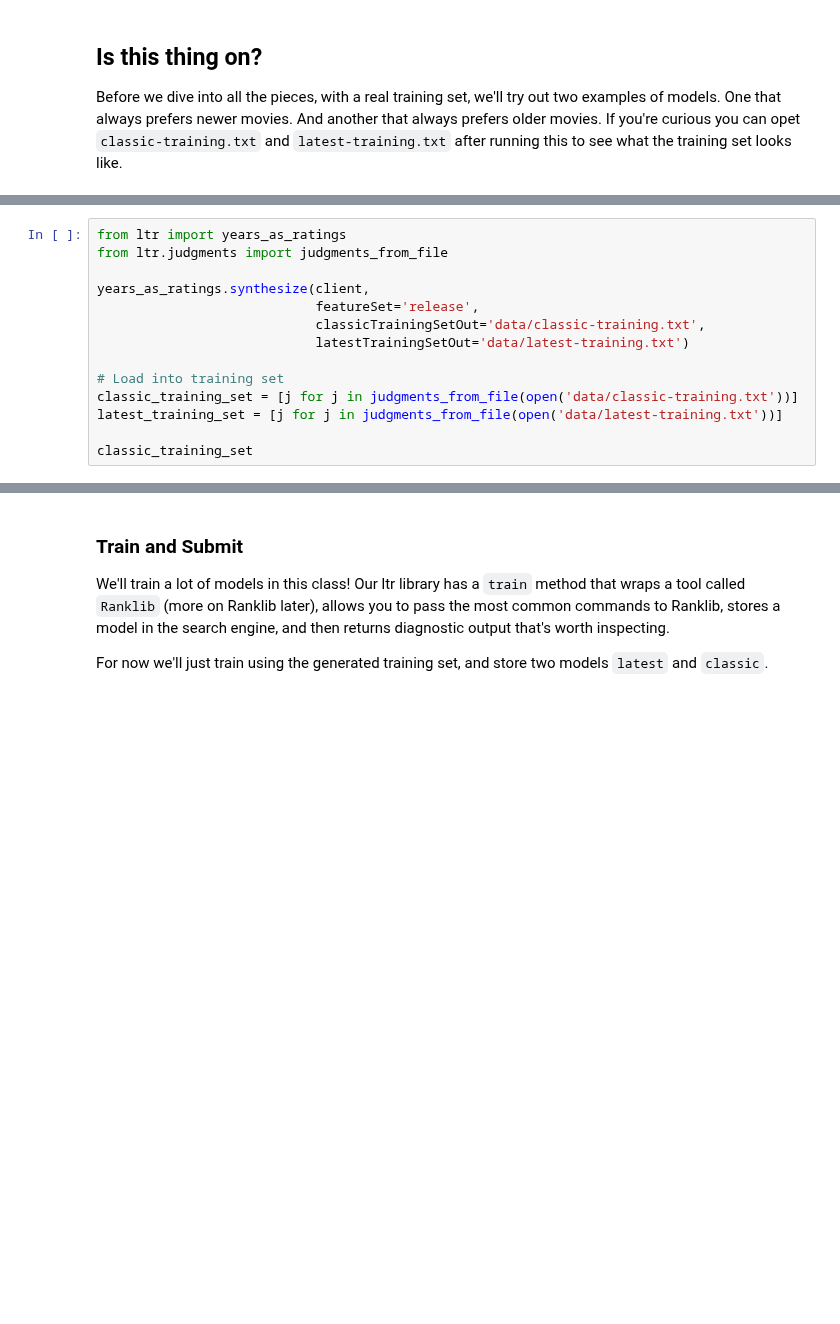
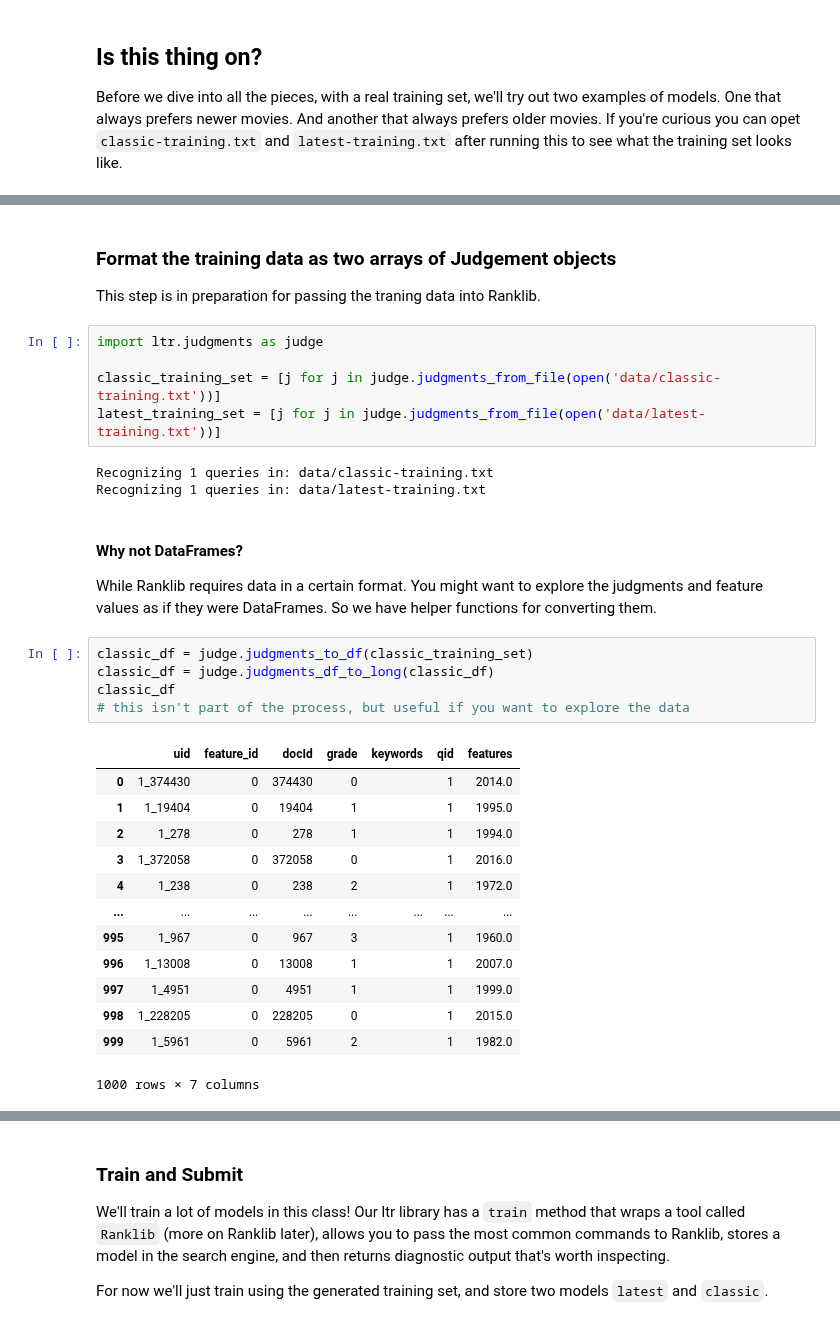
Before and after one commit to o19s/hello-ltr, a Jupyter notebook: notebooks/elasticsearch/tmdb/hello-ltr (ES).ipynb, the cells around one changed output, grey strips where cells are left out. Drawn from its saved outputs; the diff is of its cells as text; blank space fills up the shorter version.

```diff
--- a/notebooks/elasticsearch/tmdb/hello-ltr (ES).ipynb
+++ b/notebooks/elasticsearch/tmdb/hello-ltr (ES).ipynb
@@ -69,14 +114,35 @@ Before we dive into all the pieces, with a real training set, we'll try out two
+# %% [markdown]
+### Format the training data as two arrays of Judgement objects
+
+This step is in preparation for passing the traning data into Ranklib.
 # %%
-from ltr import years_as_ratings
-from ltr.judgments import judgments_from_file
+import ltr.judgments as judge
 
-years_as_ratings.synthesize(client,
-                            featureSet='release',
-                            classicTrainingSetOut='data/classic-training.txt',
-                            latestTrainingSetOut='data/latest-training.txt')
-
-# Load into training set
-classic_training_set = [j for j in judgments_from_file(open('data/classic-training.txt'))]
-latest_training_set = [j for j in judgments_from_file(open('data/latest-training.txt'))]
-
-classic_training_set
+classic_training_set = [j for j in judge.judgments_from_file(open('data/classic-training.txt'))]
+latest_training_set = [j for j in judge.judgments_from_file(open('data/latest-training.txt'))]
+# %% [output]
+Recognizing 1 queries in: data/classic-training.txt
+Recognizing 1 queries in: data/latest-training.txt
+# %% [markdown]
+#### Why not DataFrames?
+
+While Ranklib requires data in a certain format. You might want to explore the judgments and feature values as if they were DataFrames. So we have helper functions for converting them.
+# %%
+classic_df = judge.judgments_to_df(classic_training_set)
+classic_df = judge.judgments_df_to_long(classic_df)
+classic_df
+# this isn't part of the process, but useful if you want to explore the data
+# %% [output]
+|  | uid | feature_id | docId | grade | keywords | qid | features |
+| 0 | 1_374430 | 0 | 374430 | 0 |  | 1 | 2014.0 |
+| 1 | 1_19404 | 0 | 19404 | 1 |  | 1 | 1995.0 |
+| 2 | 1_278 | 0 | 278 | 1 |  | 1 | 1994.0 |
+| 3 | 1_372058 | 0 | 372058 | 0 |  | 1 | 2016.0 |
+| 4 | 1_238 | 0 | 238 | 2 |  | 1 | 1972.0 |
+| ... | ... | ... | ... | ... | ... | ... | ... |
+| 995 | 1_967 | 0 | 967 | 3 |  | 1 | 1960.0 |
+| 996 | 1_13008 | 0 | 13008 | 1 |  | 1 | 2007.0 |
+| 997 | 1_4951 | 0 | 4951 | 1 |  | 1 | 1999.0 |
+| 998 | 1_228205 | 0 | 228205 | 0 |  | 1 | 2015.0 |
+| 999 | 1_5961 | 0 | 5961 | 2 |  | 1 | 1982.0 |
+1000 rows × 7 columns
```
Also changed, not shown: parts of 20 cells of this notebook, 5 other files.
